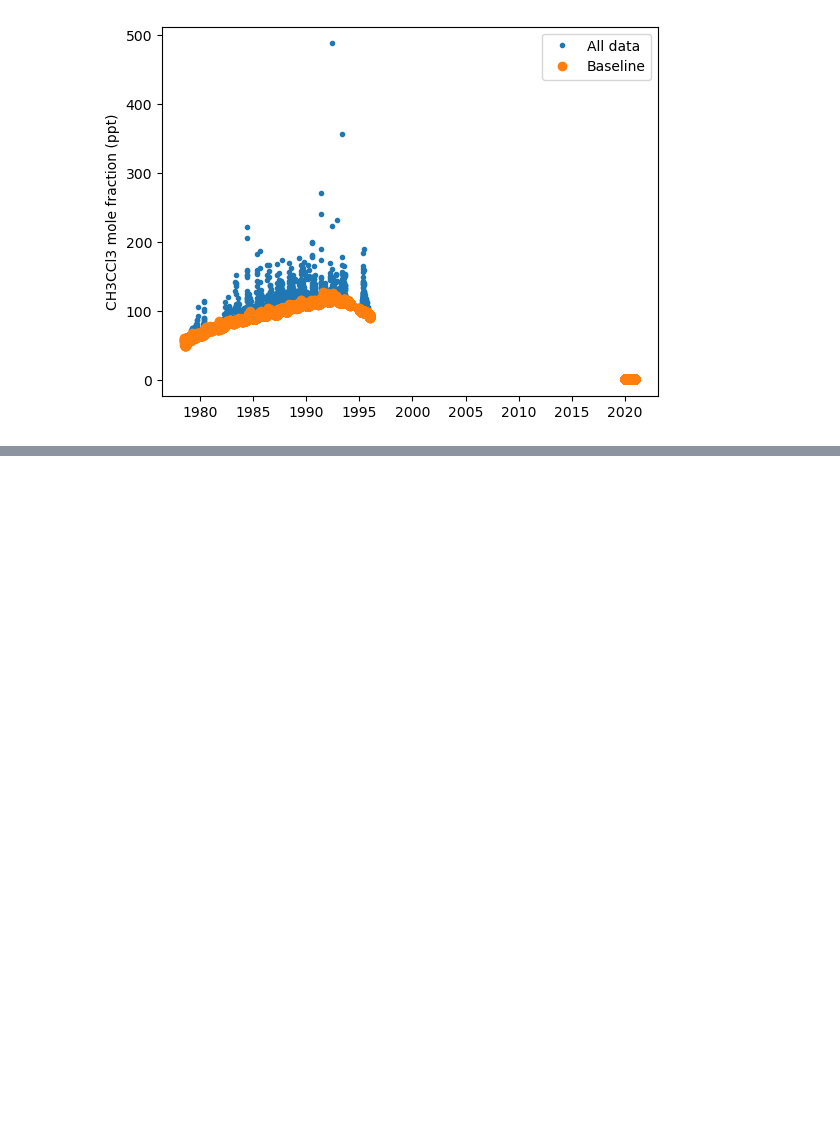
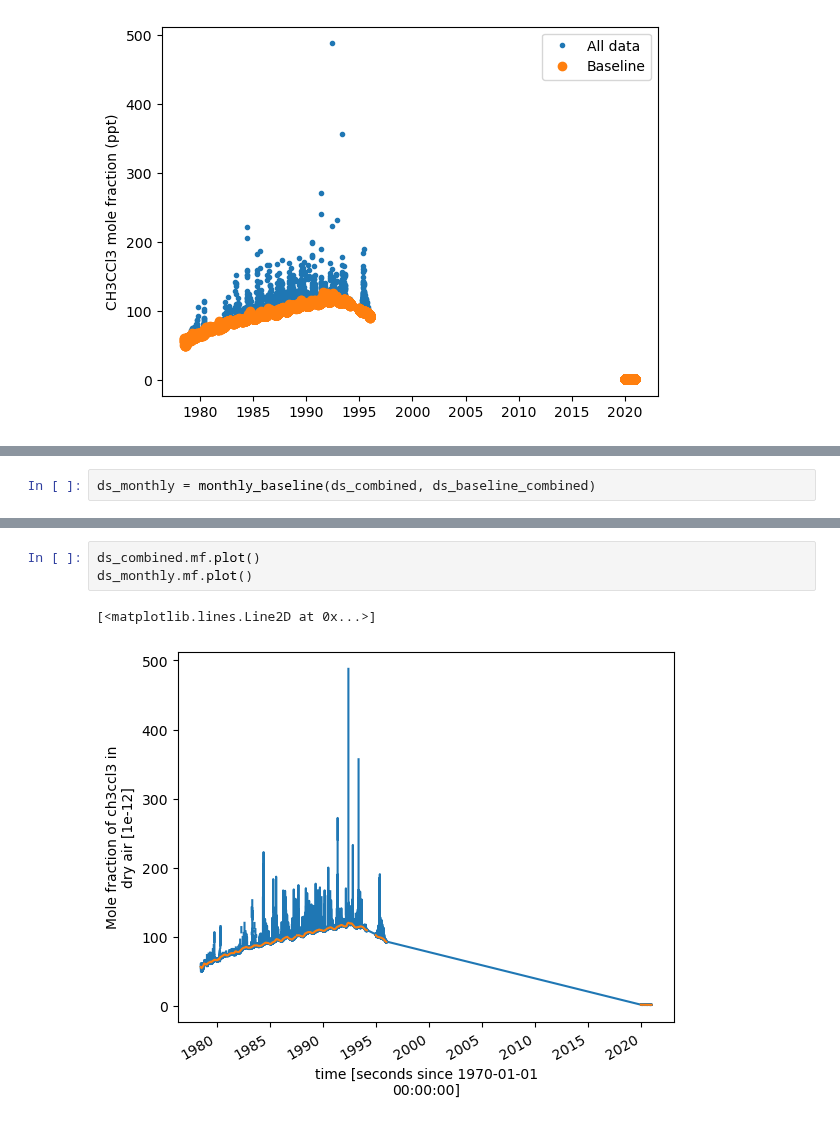
Before and after one commit to mrghg/agage-archive, a Jupyter notebook: notebooks/tutorial.ipynb, the cells around one changed output, grey strips where cells are left out. Drawn from its saved outputs; the diff is of its cells as text; blank space fills up the shorter version.

Commit message:
Outputs monthly means

```diff
--- a/notebooks/tutorial.ipynb
+++ b/notebooks/tutorial.ipynb
@@ -169,0 +173,2 @@ plt.legend()
+# %%
+ds_monthly = monthly_baseline(ds_combined, ds_baseline_combined)
@@ -169,0 +195,6 @@ plt.legend()
+# %%
+ds_combined.mf.plot()
+ds_monthly.mf.plot()
+# %% [output]
+[<matplotlib.lines.Line2D at 0x...>]
+[figure, added]
```
Also changed, not shown: parts of 3 cells of this notebook, 4 other files.
